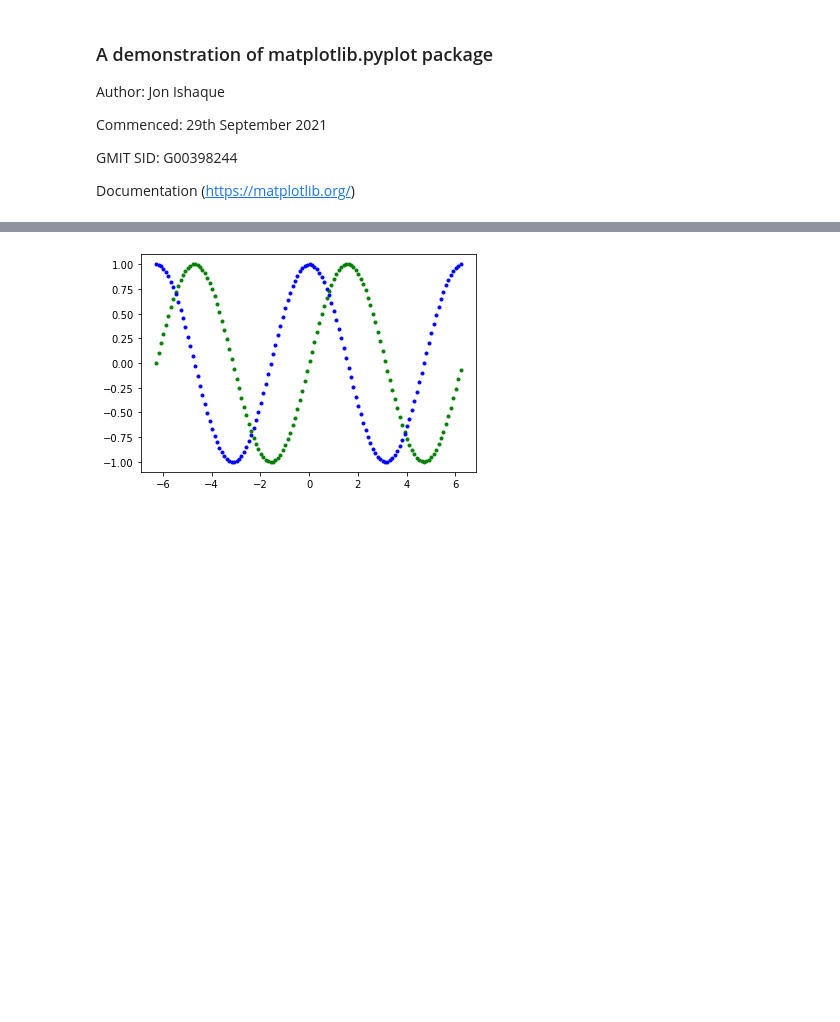
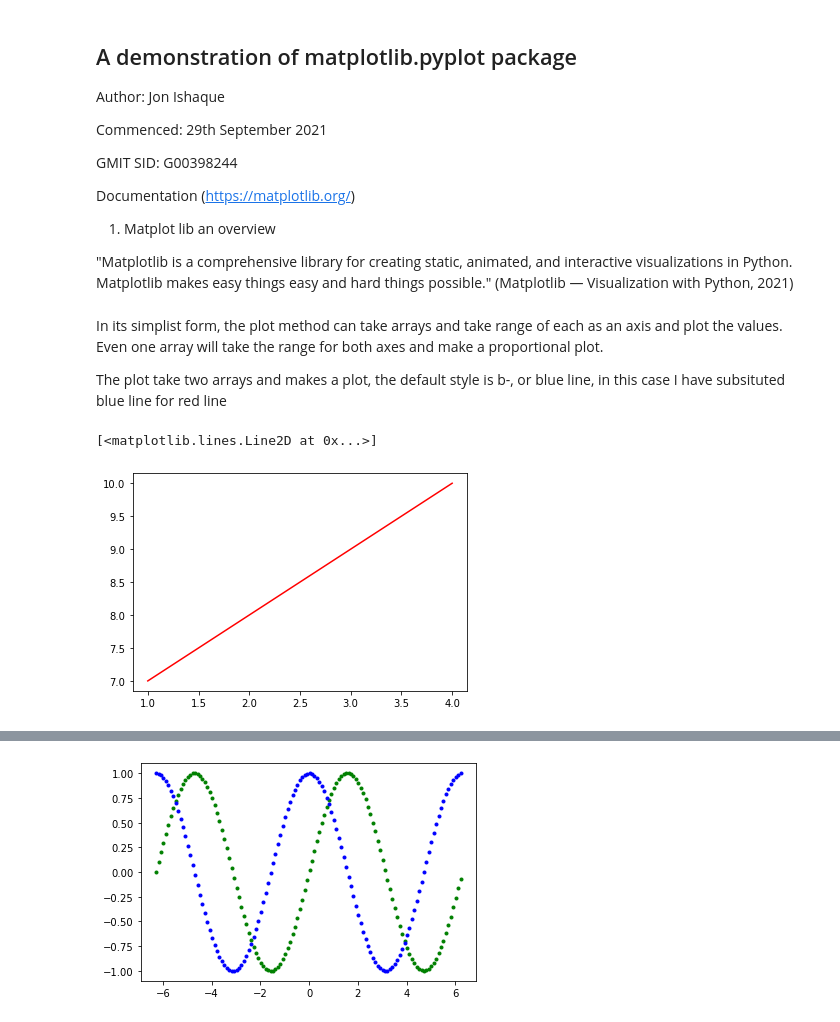
Before and after one commit to Jonish99/Fundamentals-of-Data-Analysis-Assessment, a Jupyter notebook: pyplot.ipynb, the cells around one changed output, grey strips where cells are left out. Cells and saved outputs as stored; diff of their text form; code cells hidden in the pictures; blank space fills up the shorter version.

```diff
--- a/pyplot.ipynb
+++ b/pyplot.ipynb
@@ -1,5 +1,5 @@
 # %% [markdown]
-### A demonstration of matplotlib.pyplot package
+## A demonstration of matplotlib.pyplot package
 
 Author: Jon Ishaque
 
@@ -8,6 +8,10 @@ Commenced: 29th September 2021
 GMIT SID: G00398244
 
 Documentation (https://matplotlib.org/)
+
+1. Matplot lib an overview
+
+"Matplotlib is a comprehensive library for creating static, animated, and interactive visualizations in Python. Matplotlib makes easy things easy and hard things possible." (Matplotlib — Visualization with Python, 2021)
 # %%
 #plotting
 import matplotlib.pyplot as plt
@@ -16,0 +19,10 @@ import numpy as np
+# %% [markdown]
+In its simplist form, the plot method can take arrays and take range of each as an axis and plot the values.
+Even one array will take the range for both axes and make a proportional plot.
+
+The plot take two arrays and makes a plot, the default style is b-, or blue line, in this case I have subsituted blue line for red line
+# %%
+plt.plot([1, 2, 3, 4],[7,8,9,10],'r-')
+# %% [output]
+[<matplotlib.lines.Line2D at 0x...>]
+[figure, added]
```
Also changed, not shown: parts of 12 cells of this notebook.
